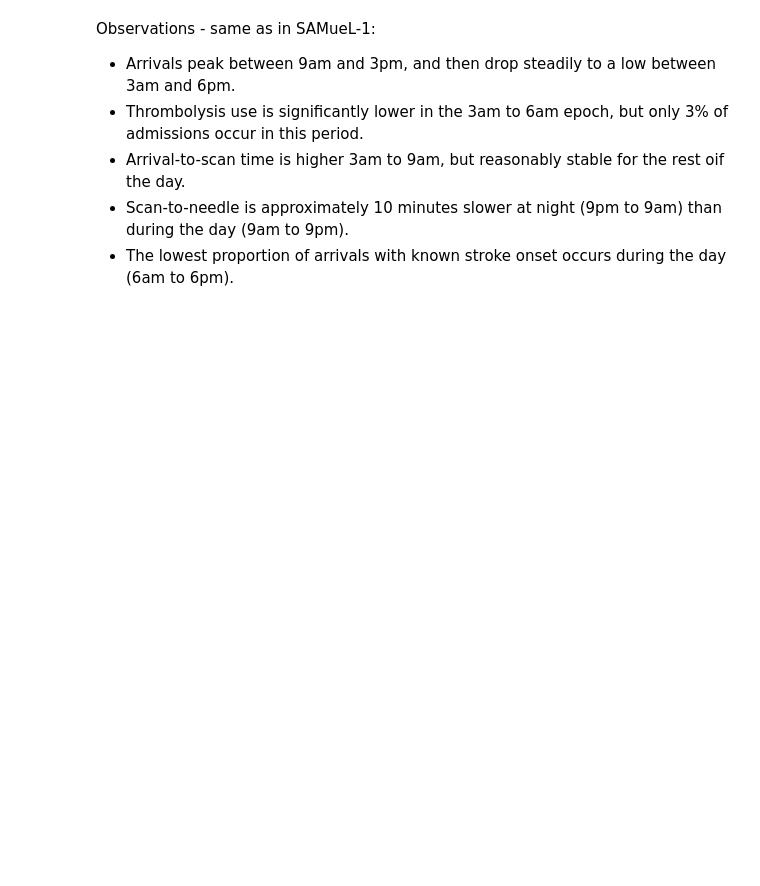
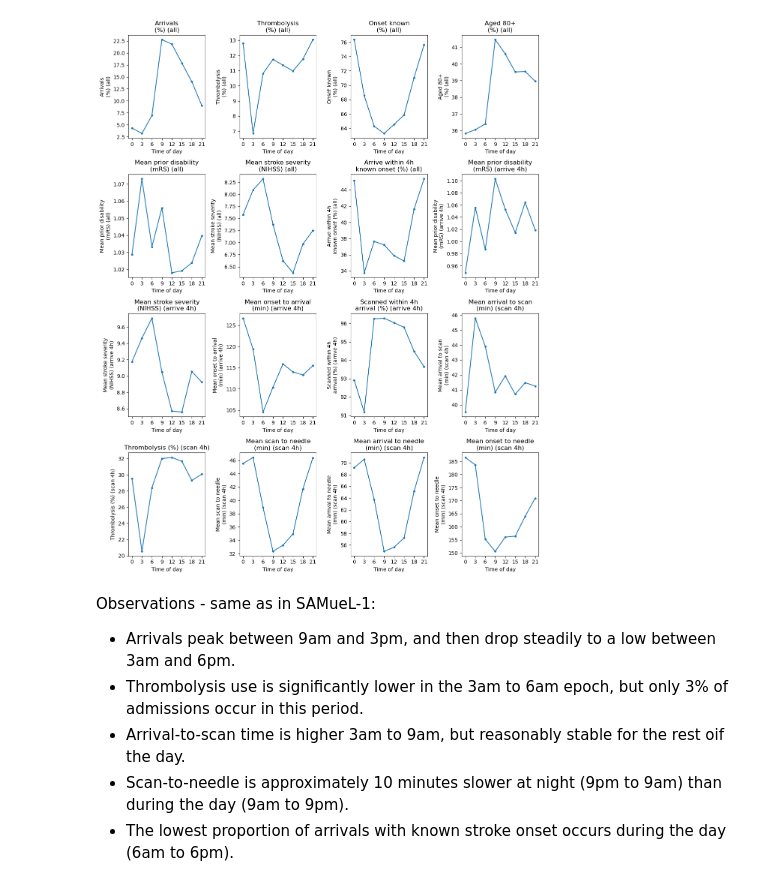
Before and after one commit to samuel-book/samuel_2_data_prep, a Jupyter notebook: descriptive_statistics/sam1_day_week_pathway_patterns.ipynb, the cells around one changed output. Cells and saved outputs as stored; diff of their text form; code cells hidden in the pictures; blank space fills up the shorter version.

```diff
--- a/descriptive_statistics/sam1_day_week_pathway_patterns.ipynb
+++ b/descriptive_statistics/sam1_day_week_pathway_patterns.ipynb
@@ -158,3 +185,7 @@ plt.show()
+# %%
+plot_pathway('arrival_time_3_hour_period')
+# %% [output]
+[figure, added]
 # %% [markdown]
 Observations - same as in SAMueL-1:
 * Arrivals peak between 9am and 3pm, and then drop steadily to a low between 3am and 6pm.
```
Also changed, not shown: parts of 15 cells of this notebook.
